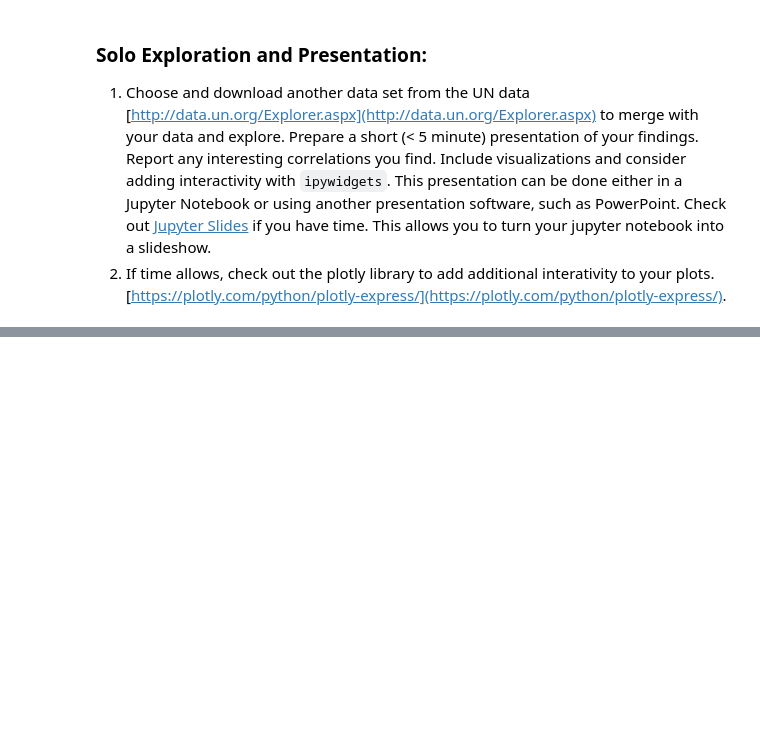
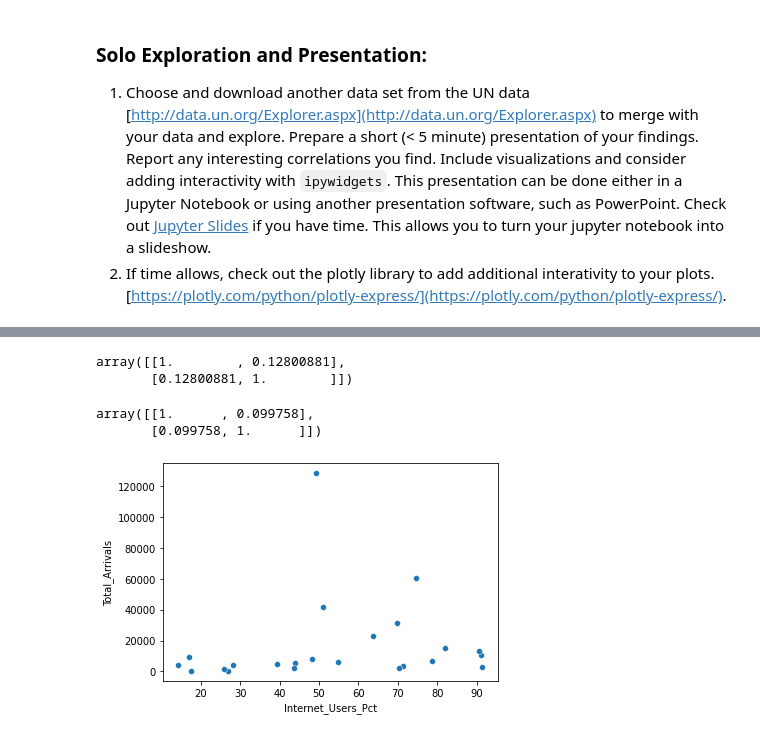
Before and after one commit to nss-data-science-cohort-5/un_exploration-rohitrvenkat, a Jupyter notebook: notebooks/UN_Data_Exploration.ipynb, the cells around one changed output, grey strips where cells are left out. Saved outputs shown, nothing was run; the diff lists cells and outputs as text; code cells hidden in the pictures; blank space fills up the shorter version.

```diff
--- a/notebooks/UN_Data_Exploration.ipynb
+++ b/notebooks/UN_Data_Exploration.ipynb
@@ -550,0 +508,10 @@ match_countries(internet_df, tourism_df)
+# %%
+sns.scatterplot(data = asia_2014, x = 'Internet_Users_Pct', y = 'Total_Arrivals');
+display(np.corrcoef(asia_2014['Internet_Users_Pct'], asia_2014['Total_Arrivals']))
+display(np.corrcoef(asia_2014['GDP_Per_Capita'], asia_2014['Total_Arrivals']))
+# %% [output]
+array([[1.        , 0.12800881],
+       [0.12800881, 1.        ]])
+array([[1.      , 0.099758],
+       [0.099758, 1.      ]])
+[figure, added]
```
Also changed, not shown: parts of 32 cells of this notebook.
